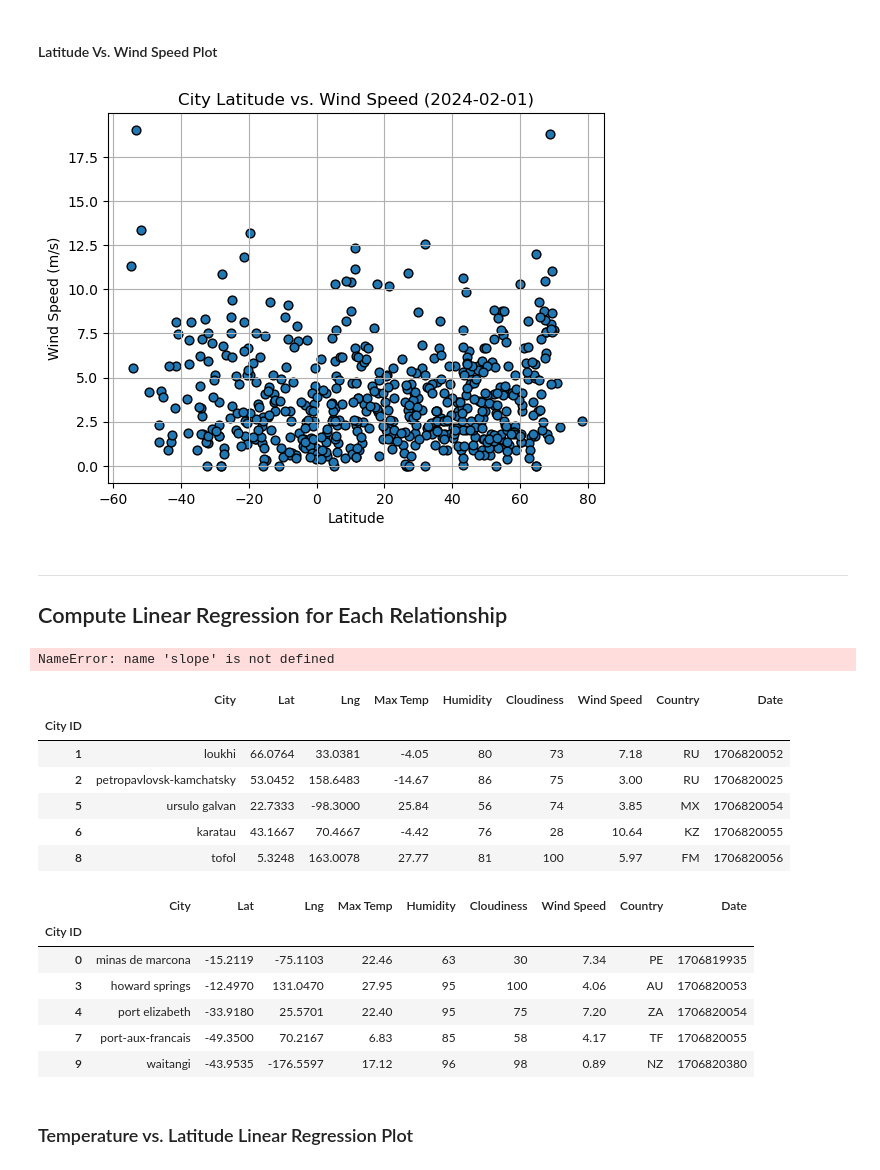
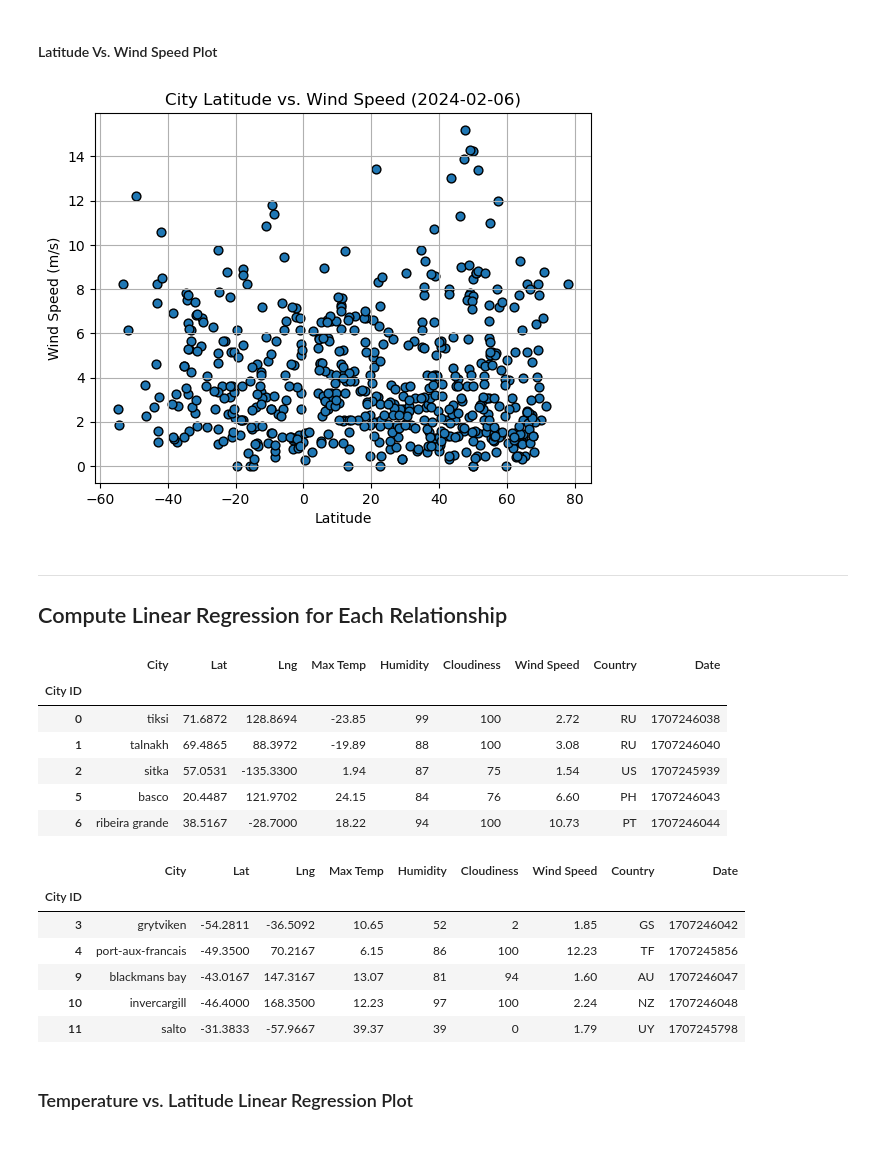
Before and after one commit to DominicT1995/Python-API-Challenge, a Jupyter notebook: WeatherPy/WeatherPy.ipynb, the cells around one changed output. Cells and saved outputs as stored; diff of their text form; code cells hidden in the pictures.

```diff
--- a/WeatherPy/WeatherPy.ipynb
+++ b/WeatherPy/WeatherPy.ipynb
@@ -176,8 +177,6 @@ city_data_df.to_csv("../output_data/cities.csv", index_label="City ID")
 # Read in saved data
 city_data_df = pd.read_csv("../output_data/cities.csv", index_col="City ID")
 
-city_data_df["Max Temp"] = city_data_df["Max Temp"] - 273.15
-
 # Display read in .csv converted to DataFrame
 city_data_df.head()
 # %% [output]
@@ -228,23 +223,16 @@ plt.show()
 #### Latitude Vs. Wind Speed Plot
 # %%
 # Build the scatter plots for latitude vs. wind speed
-city_data_df.plot(kind="scatter", x="Lat", y="Wind Speed", title="City Latitude vs. Wind Speed (2024-02-01)",
+city_data_df.plot(kind="scatter", x="Lat", y="Wind Speed", title="City Latitude vs. Wind Speed (2024-02-06)",
                   xlabel="Latitude", ylabel="Wind Speed (m/s)", edgecolors="black", s=40, grid=True)
 
 plt.show()
 # %% [output]
-[figure, old version]
+[figure, new version]
 # %% [markdown]
 ---
 
 ## Compute Linear Regression for Each Relationship
-# %%
-# Define function to create Linear Regression plots
-regression_values = (slope * x_values) + intercept
-
-regression_line = f"y = {slope}x + {intercept}"
-# %% [output]
-NameError: name 'slope' is not defined
 # %%
 # Create a DataFrame with the Northern Hemisphere data
 northern_hemi_df = city_data_df.loc[city_data_df["Lat"] >= 0]
@@ -253,11 +241,11 @@ northern_hemi_df.head()
 # %% [output]
 |  | City | Lat | Lng | Max Temp | Humidity | Cloudiness | Wind Speed | Country | Date |
 | City ID |  |  |  |  |  |  |  |  |  |
-| 1 | loukhi | 66.0764 | 33.0381 | -4.05 | 80 | 73 | 7.18 | RU | 1706820052 |
-| 2 | petropavlovsk-kamchatsky | 53.0452 | 158.6483 | -14.67 | 86 | 75 | 3.00 | RU | 1706820025 |
-| 5 | ursulo galvan | 22.7333 | -98.3000 | 25.84 | 56 | 74 | 3.85 | MX | 1706820054 |
-| 6 | karatau | 43.1667 | 70.4667 | -4.42 | 76 | 28 | 10.64 | KZ | 1706820055 |
-| 8 | tofol | 5.3248 | 163.0078 | 27.77 | 81 | 100 | 5.97 | FM | 1706820056 |
+| 0 | tiksi | 71.6872 | 128.8694 | -23.85 | 99 | 100 | 2.72 | RU | 1707246038 |
+| 1 | talnakh | 69.4865 | 88.3972 | -19.89 | 88 | 100 | 3.08 | RU | 1707246040 |
+| 2 | sitka | 57.0531 | -135.3300 | 1.94 | 87 | 75 | 1.54 | US | 1707245939 |
+| 5 | basco | 20.4487 | 121.9702 | 24.15 | 84 | 76 | 6.60 | PH | 1707246043 |
+| 6 | ribeira grande | 38.5167 | -28.7000 | 18.22 | 94 | 100 | 10.73 | PT | 1707246044 |
 # %%
 # Create a DataFrame with the Southern Hemisphere data
 southern_hemi_df = city_data_df.loc[city_data_df["Lat"] <= 0]
@@ -266,11 +254,11 @@ southern_hemi_df.head()
 # %% [output]
 |  | City | Lat | Lng | Max Temp | Humidity | Cloudiness | Wind Speed | Country | Date |
 | City ID |  |  |  |  |  |  |  |  |  |
-| 0 | minas de marcona | -15.2119 | -75.1103 | 22.46 | 63 | 30 | 7.34 | PE | 1706819935 |
-| 3 | howard springs | -12.4970 | 131.0470 | 27.95 | 95 | 100 | 4.06 | AU | 1706820053 |
-| 4 | port elizabeth | -33.9180 | 25.5701 | 22.40 | 95 | 75 | 7.20 | ZA | 1706820054 |
-| 7 | port-aux-francais | -49.3500 | 70.2167 | 6.83 | 85 | 58 | 4.17 | TF | 1706820055 |
-| 9 | waitangi | -43.9535 | -176.5597 | 17.12 | 96 | 98 | 0.89 | NZ | 1706820380 |
+| 3 | grytviken | -54.2811 | -36.5092 | 10.65 | 52 | 2 | 1.85 | GS | 1707246042 |
+| 4 | port-aux-francais | -49.3500 | 70.2167 | 6.15 | 86 | 100 | 12.23 | TF | 1707245856 |
+| 9 | blackmans bay | -43.0167 | 147.3167 | 13.07 | 81 | 94 | 1.60 | AU | 1707246047 |
+| 10 | invercargill | -46.4000 | 168.3500 | 12.23 | 97 | 100 | 2.24 | NZ | 1707246048 |
+| 11 | salto | -31.3833 | -57.9667 | 39.37 | 39 | 0 | 1.79 | UY | 1707245798 |
 # %% [markdown]
 ### Temperature vs. Latitude Linear Regression Plot
 # %%
```
Also changed, not shown: parts of 17 cells of this notebook, 2 other files.
